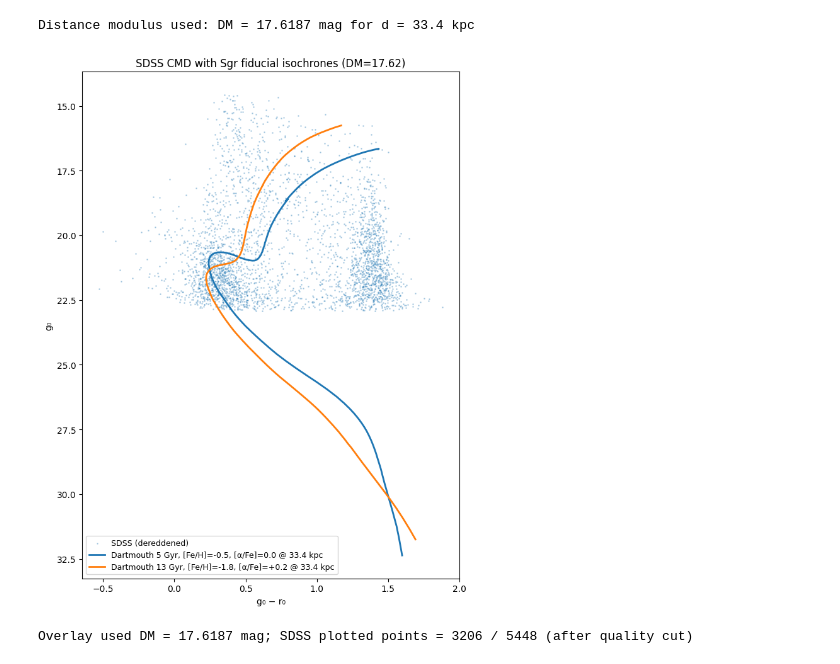
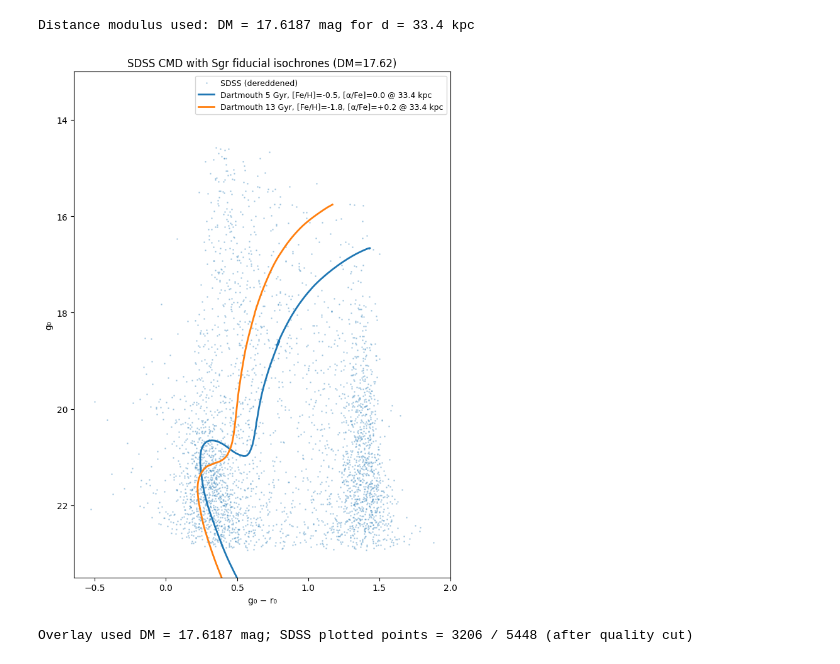
Before and after one commit to zangston/ASTR-5140, a Jupyter notebook: project2/Project2.ipynb, the cells around one changed output. Cells and saved outputs as stored; diff of their text form; code cells hidden in the pictures.

Commit message:
Compute chi-squared for target field, plot candidate stars

```diff
--- a/project2/Project2.ipynb
+++ b/project2/Project2.ipynb
@@ -45 +51,7 @@ plt.show()
+# %%
+# Read in Dartmouth isochrone files
+from isochrones.dartmouth_iso import load_isochrones, read_dartmouth_iso
+isos = load_isochrones("isochrones")
+iso5 = isos["5gyr"]
+iso13 = isos["13gyr"]
 # %%
@@ -103,7 +113,7 @@ Distance modulus used: DM = 17.6187 mag for d = 33.4 kpc
 d_pc = 33_400.0
 DM = 5.0 * np.log10(d_pc / 10.0)
 
-# Optional: light quality cut to keep the CMD readable (tweak thresholds as needed)
+# light quality cut to keep the CMD readable
 mask = (
     (df["psfMagErr_g"] < 0.15) &
     (df["psfMagErr_r"] < 0.15) &
@@ -115,32 +125,35 @@ d = df[mask].copy()
 def shifted_iso(iso, DM):
     """Return (color, mag) arrays for plotting an isochrone shifted to apparent mags."""
     iso_df = iso.df
     g_app = iso_df["sdss_g"] + DM
     r_app = iso_df["sdss_r"] + DM
     color = g_app - r_app
     return color.to_numpy(), g_app.to_numpy()
 
 c5, g5 = shifted_iso(iso5, DM)
 c13, g13 = shifted_iso(iso13, DM)
 
 plt.figure(figsize=(7, 9))
 
 # SDSS (dereddened)
 plt.scatter(d["g_r"], d["g0"], s=1, alpha=0.25, label="SDSS (dereddened)")
 
 # Isochrones (shifted to 33.4 kpc; no extinction added)
 plt.plot(c5, g5, lw=2, label="Dartmouth 5 Gyr, [Fe/H]=-0.5, [α/Fe]=0.0 @ 33.4 kpc")
 plt.plot(c13, g13, lw=2, label="Dartmouth 13 Gyr, [Fe/H]=-1.8, [α/Fe]=+0.2 @ 33.4 kpc")
 
 plt.gca().invert_yaxis()
 plt.xlabel("g₀ − r₀")
 plt.ylabel("g₀")
 plt.title(f"SDSS CMD with Sgr fiducial isochrones (DM={DM:.2f})")
 plt.legend(loc="best", fontsize=9)
 plt.tight_layout()
+
+plt.ylim(23.5, 13)
+
 plt.show()
 
 print(f"Overlay used DM = {DM:.4f} mag; SDSS plotted points = {len(d)} / {len(df)} (after quality cut)")
 # %% [output]
-[figure, old version]
+[figure, new version]
 Overlay used DM = 17.6187 mag; SDSS plotted points = 3206 / 5448 (after quality cut)
```
Also changed, not shown: parts of 3 cells of this notebook, 1 other file.
